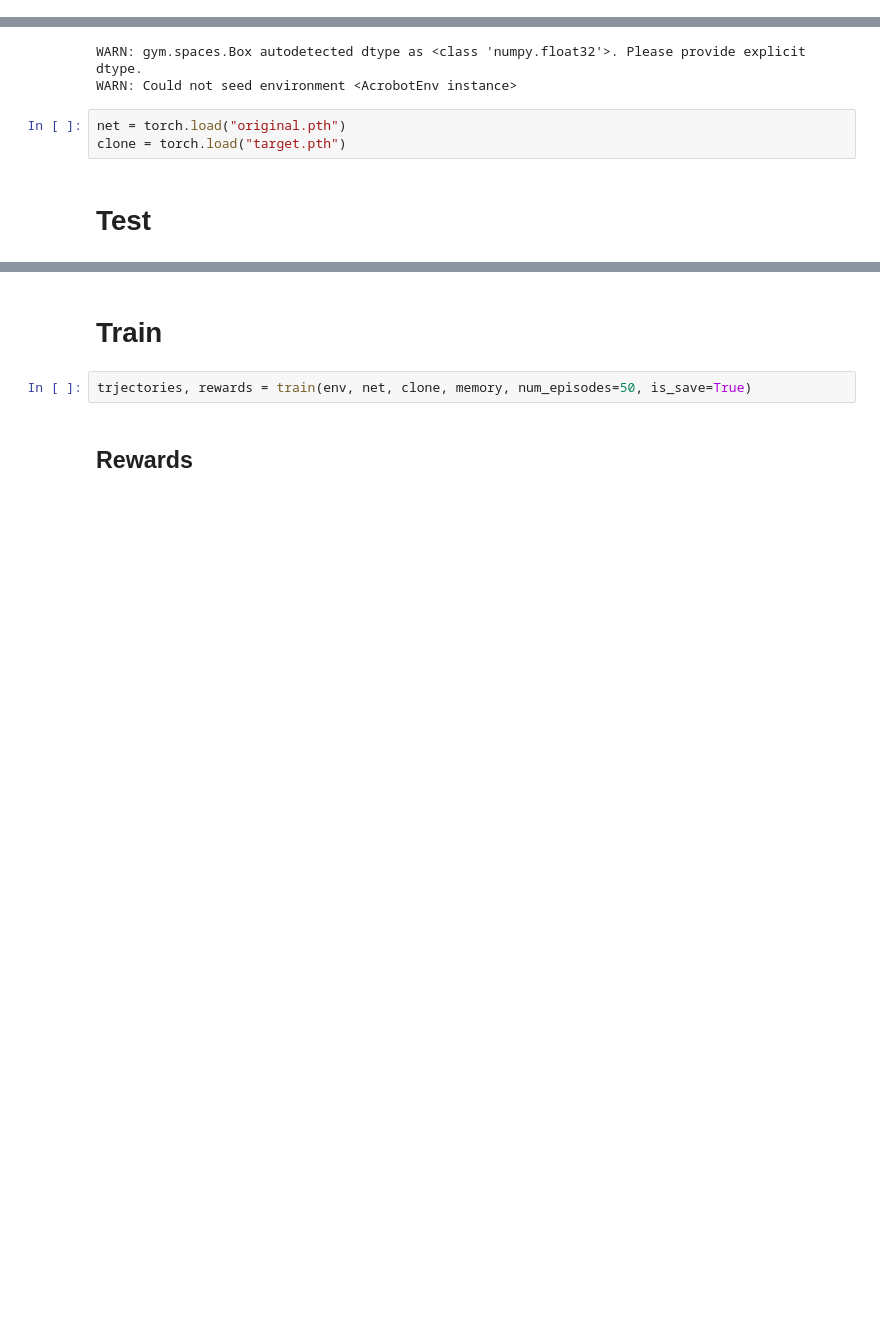
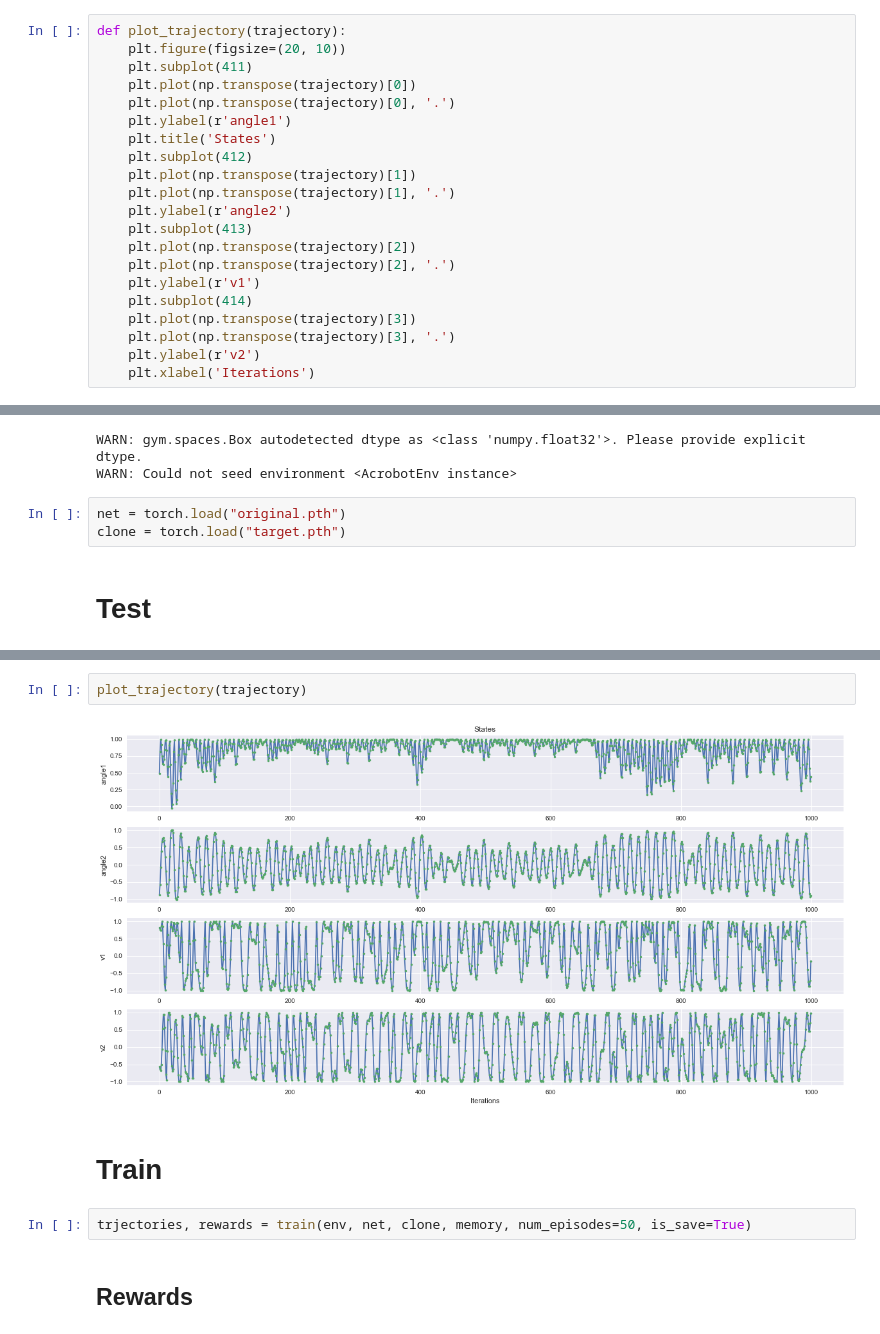
Before and after one commit to alex-faustino/rl-sandbox, a Jupyter notebook: homework/hw3b/hw3b_agou2_dusad2/results.ipynb, the cells around one changed output, grey strips where cells are left out. Drawn from its saved outputs; the diff is of its cells as text; blank space fills up the shorter version.

```diff
--- a/homework/hw3b/hw3b_agou2_dusad2/results.ipynb
+++ b/homework/hw3b/hw3b_agou2_dusad2/results.ipynb
@@ -11,6 +11,27 @@ from tqdm import tqdm, trange
 from collections import namedtuple
 import random
 import seaborn as sns
+# %%
+def plot_trajectory(trajectory):
+    plt.figure(figsize=(20, 10))
+    plt.subplot(411)
+    plt.plot(np.transpose(trajectory)[0])
+    plt.plot(np.transpose(trajectory)[0], '.')
+    plt.ylabel(r'angle1')
+    plt.title('States')
+    plt.subplot(412)
+    plt.plot(np.transpose(trajectory)[1])
+    plt.plot(np.transpose(trajectory)[1], '.')
+    plt.ylabel(r'angle2')
+    plt.subplot(413)
+    plt.plot(np.transpose(trajectory)[2])
+    plt.plot(np.transpose(trajectory)[2], '.')
+    plt.ylabel(r'v1')
+    plt.subplot(414)
+    plt.plot(np.transpose(trajectory)[3])
+    plt.plot(np.transpose(trajectory)[3], '.')
+    plt.ylabel(r'v2')
+    plt.xlabel('Iterations')
 # %%
 env = AcrobotEnv()
 # Initialize replay memory
@@ -55,3 +78,7 @@ plt.show()
+# %%
+plot_trajectory(trajectory)
+# %% [output]
+[figure, added]
 # %% [markdown]
 # Train
 # %%
```
Also changed, not shown: parts of 4 cells of this notebook.
